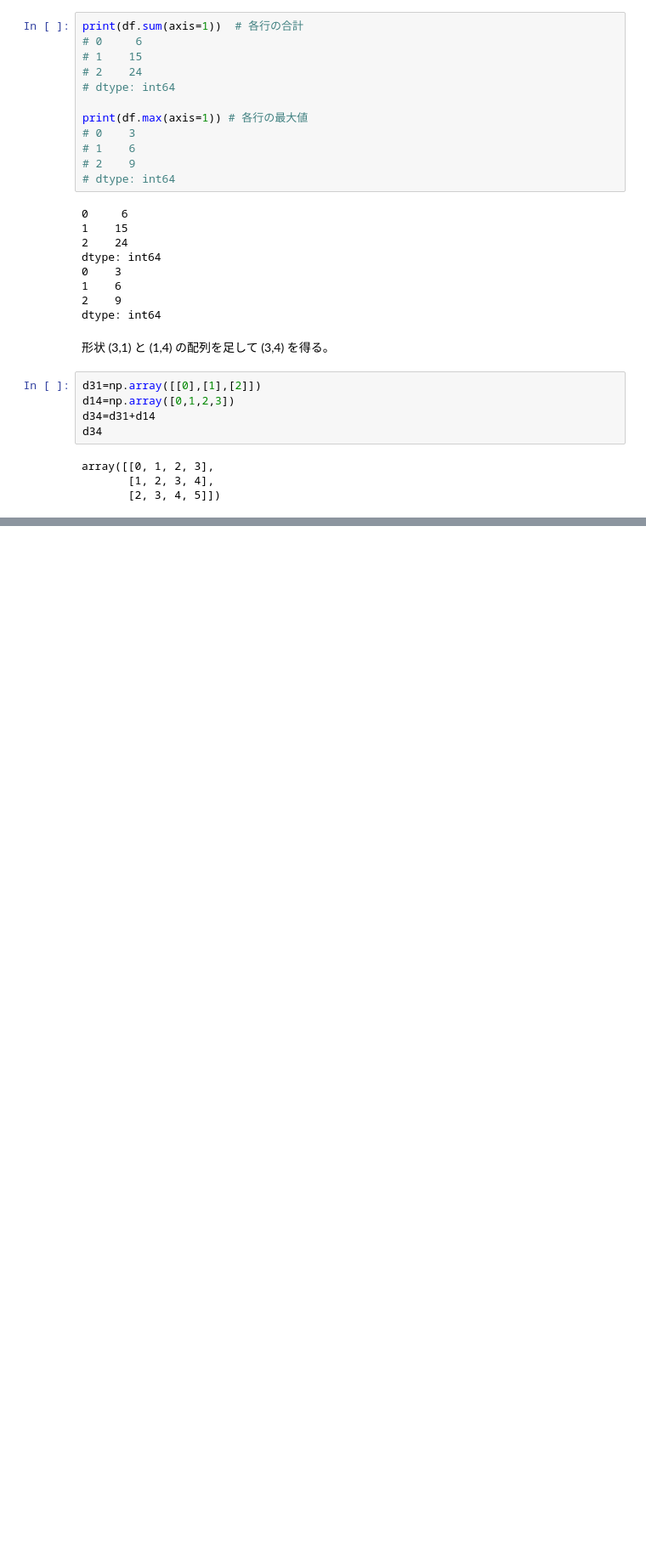
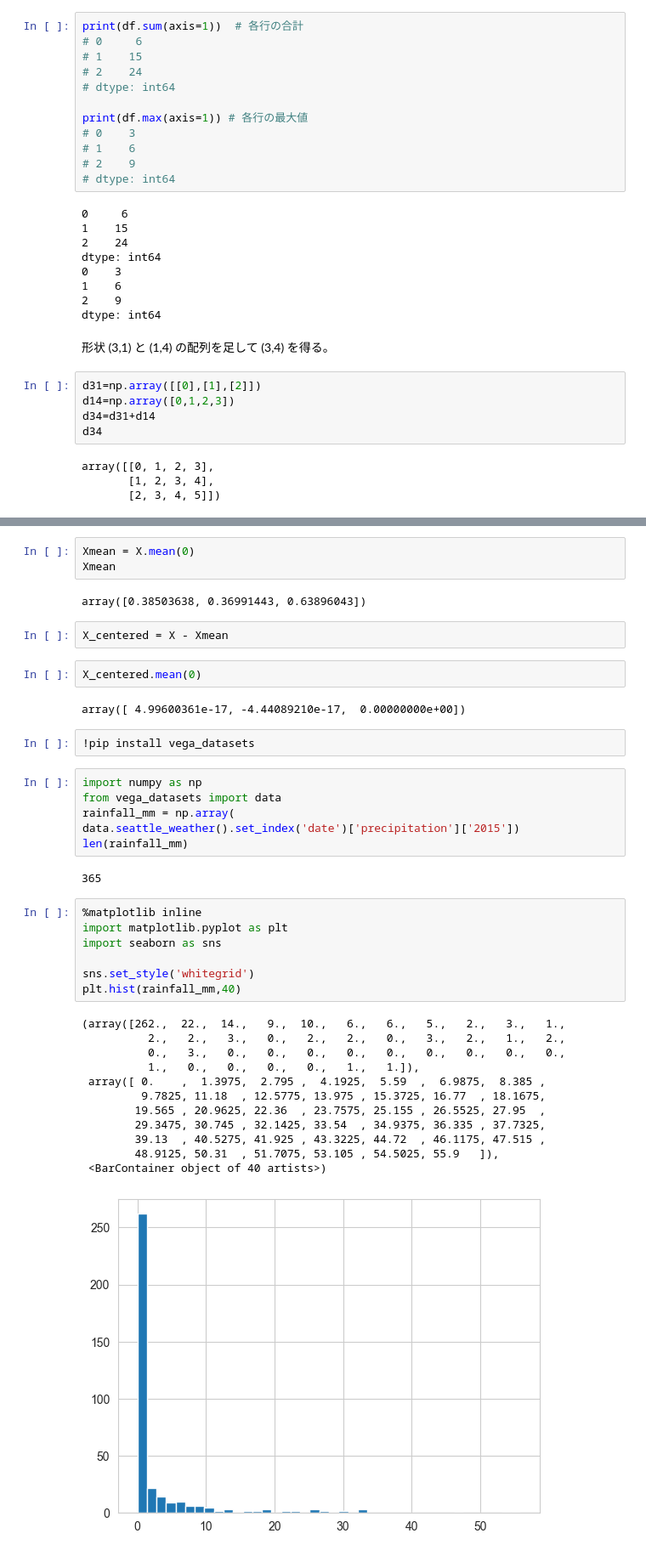
Before and after one commit to zdan2/PDSH, a Jupyter notebook: basic.ipynb, the cells around one changed output, grey strips where cells are left out. Shown: that part at 85% size. Cells and saved outputs as stored; diff of their text form; blank space fills up the shorter version.

```diff
--- a/basic.ipynb
+++ b/basic.ipynb
@@ -555,0 +592,41 @@ array([[0, 1, 2, 3],
+# %%
+Xmean = X.mean(0)
+Xmean
+# %% [output]
+array([0.38503638, 0.36991443, 0.63896043])
+# %%
+X_centered = X - Xmean
+# %%
+X_centered.mean(0)
+# %% [output]
+array([ 4.99600361e-17, -4.44089210e-17,  0.00000000e+00])
+# %%
+!pip install vega_datasets
+# %%
+import numpy as np
+from vega_datasets import data
+rainfall_mm = np.array(
+data.seattle_weather().set_index('date')['precipitation']['2015'])
+len(rainfall_mm)
+# %% [output]
+365
+# %%
+%matplotlib inline
+import matplotlib.pyplot as plt
+import seaborn as sns
+
+sns.set_style('whitegrid')
+plt.hist(rainfall_mm,40)
+# %% [output]
+(array([262.,  22.,  14.,   9.,  10.,   6.,   6.,   5.,   2.,   3.,   1.,
+          2.,   2.,   3.,   0.,   2.,   2.,   0.,   3.,   2.,   1.,   2.,
+          0.,   3.,   0.,   0.,   0.,   0.,   0.,   0.,   0.,   0.,   0.,
+          1.,   0.,   0.,   0.,   0.,   1.,   1.]),
+ array([ 0.    ,  1.3975,  2.795 ,  4.1925,  5.59  ,  6.9875,  8.385 ,
+         9.7825, 11.18  , 12.5775, 13.975 , 15.3725, 16.77  , 18.1675,
+        19.565 , 20.9625, 22.36  , 23.7575, 25.155 , 26.5525, 27.95  ,
+        29.3475, 30.745 , 32.1425, 33.54  , 34.9375, 36.335 , 37.7325,
+        39.13  , 40.5275, 41.925 , 43.3225, 44.72  , 46.1175, 47.515 ,
+        48.9125, 50.31  , 51.7075, 53.105 , 54.5025, 55.9   ]),
+ <BarContainer object of 40 artists>)
+[figure, added]
```
Also changed, not shown: parts of 2 cells of this notebook.
